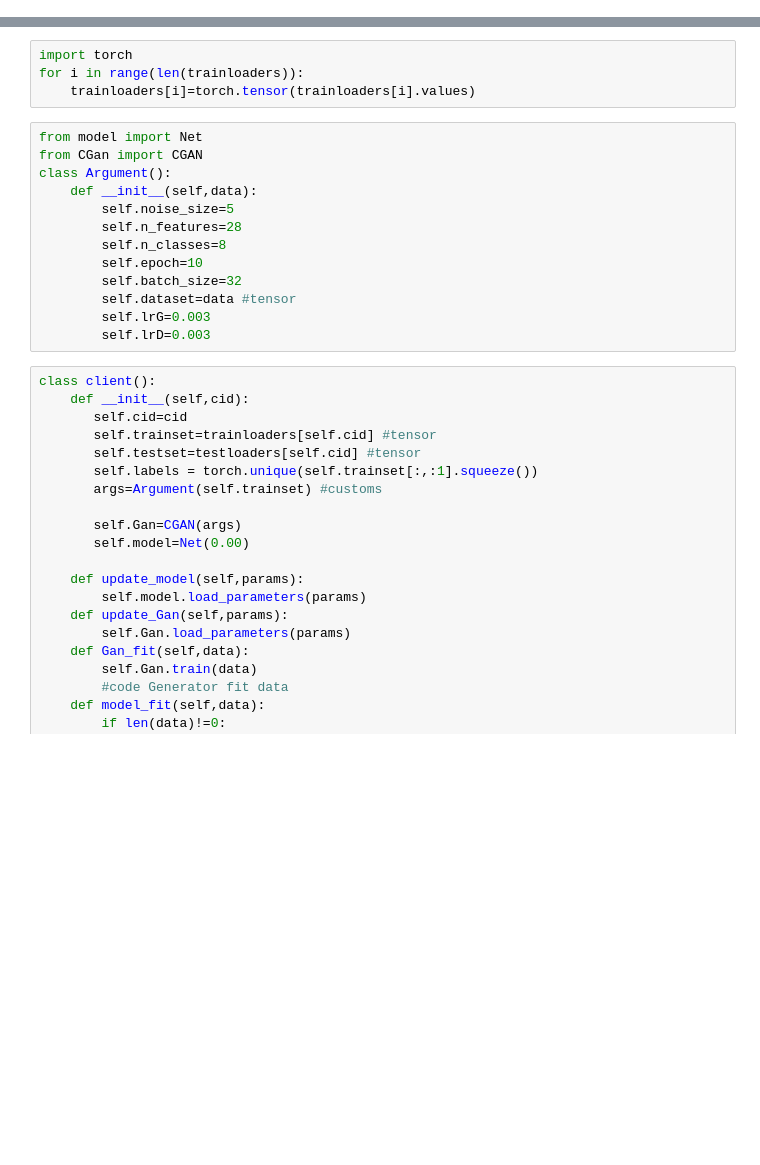
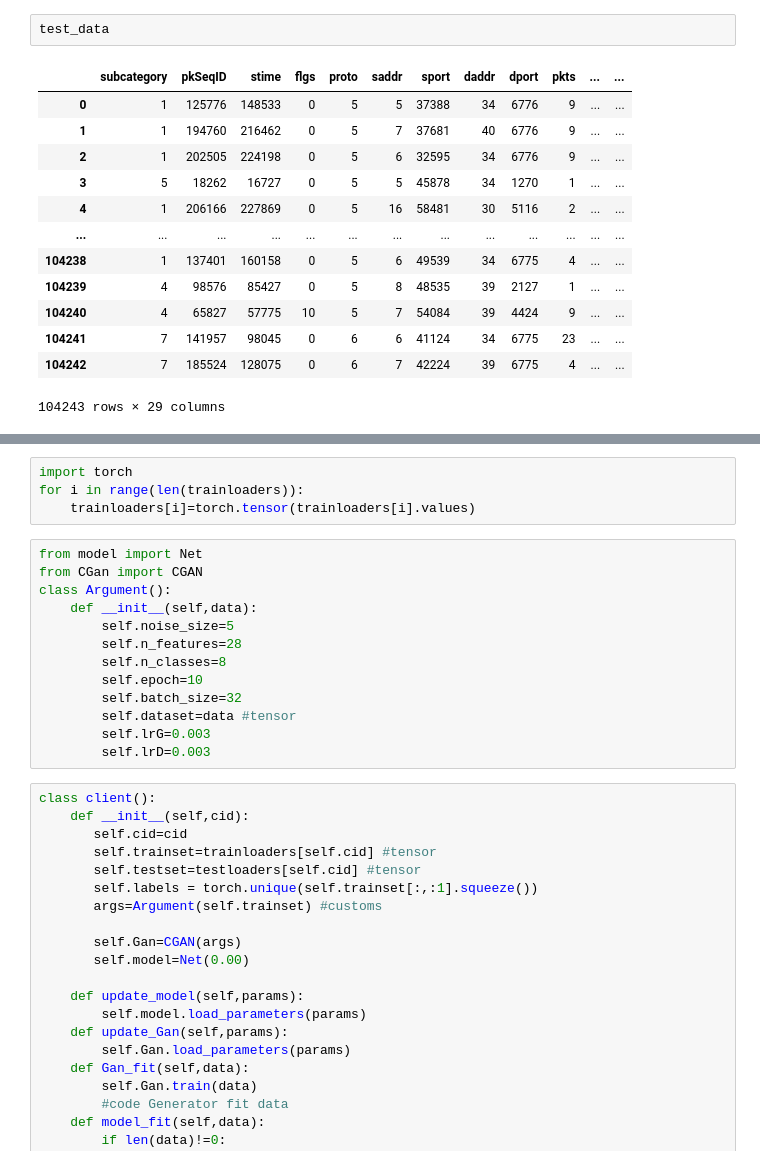
Before and after one commit to Ben11304/2022_SE03, a Jupyter notebook: federated_learning/Gan_FL/freedata_framework.ipynb, the cells around one changed output, grey strips where cells are left out. Saved outputs shown, nothing was run; the diff lists cells and outputs as text; blank space fills up the shorter version.

```diff
--- a/federated_learning/Gan_FL/freedata_framework.ipynb
+++ b/federated_learning/Gan_FL/freedata_framework.ipynb
@@ -21,2 +36,18 @@ client_data,server_data=train_test_split(traindata,test_size=0.001,random_state=
 client_data = client_data.reset_index(drop=True)
 server_data = server_data.reset_index(drop=True)
+# %%
+test_data
+# %% [output]
+|  | subcategory | pkSeqID | stime | flgs | proto | saddr | sport | daddr | dport | pkts | ... | ... |
+| 0 | 1 | 125776 | 148533 | 0 | 5 | 5 | 37388 | 34 | 6776 | 9 | ... | ... |
+| 1 | 1 | 194760 | 216462 | 0 | 5 | 7 | 37681 | 40 | 6776 | 9 | ... | ... |
+| 2 | 1 | 202505 | 224198 | 0 | 5 | 6 | 32595 | 34 | 6776 | 9 | ... | ... |
+| 3 | 5 | 18262 | 16727 | 0 | 5 | 5 | 45878 | 34 | 1270 | 1 | ... | ... |
+| 4 | 1 | 206166 | 227869 | 0 | 5 | 16 | 58481 | 30 | 5116 | 2 | ... | ... |
+| ... | ... | ... | ... | ... | ... | ... | ... | ... | ... | ... | ... | ... |
+| 104238 | 1 | 137401 | 160158 | 0 | 5 | 6 | 49539 | 34 | 6775 | 4 | ... | ... |
+| 104239 | 4 | 98576 | 85427 | 0 | 5 | 8 | 48535 | 39 | 2127 | 1 | ... | ... |
+| 104240 | 4 | 65827 | 57775 | 10 | 5 | 7 | 54084 | 39 | 4424 | 9 | ... | ... |
+| 104241 | 7 | 141957 | 98045 | 0 | 6 | 6 | 41124 | 34 | 6775 | 23 | ... | ... |
+| 104242 | 7 | 185524 | 128075 | 0 | 6 | 7 | 42224 | 39 | 6775 | 4 | ... | ... |
+104243 rows × 29 columns
```
Also changed, not shown: parts of 10 cells of this notebook, 7 other files.
